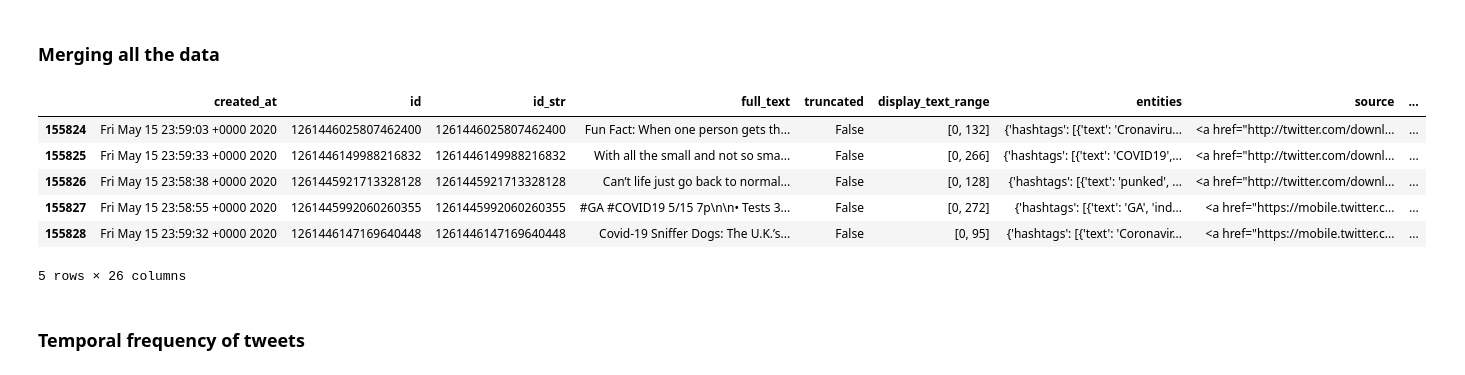
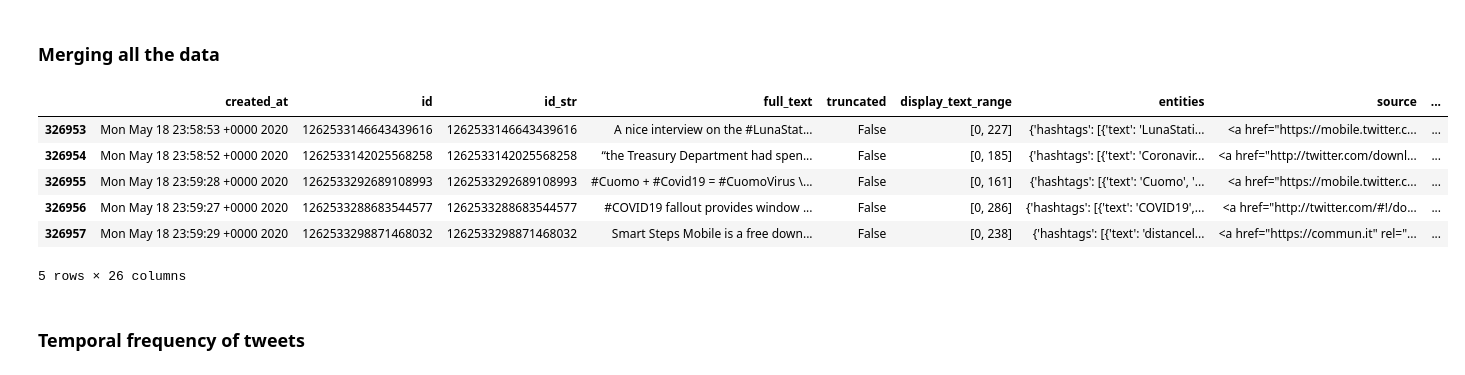
Before and after one commit to Rrishik/COVID-19-tweets, a Jupyter notebook: Covid-19 Tweets analysis.ipynb, the cells around one changed output. Saved outputs shown, nothing was run; the diff lists cells and outputs as text; code cells hidden in the pictures.

```diff
--- a/Covid-19 Tweets analysis.ipynb
+++ b/Covid-19 Tweets analysis.ipynb
@@ -93,17 +96,17 @@ id_dir = main_dir + 'data_ids/'
 
 df_list = []
 
-for file in sorted(os.listdir(full_dir)):
+for file in sorted(os.listdir(full_dir)[:-2]):
     print('reading... ' + file)
 
     df_full = pd.read_csv(full_dir + file).drop_duplicates()
-#     df_full = df_full.dropna(subset = ['id'])
+    df_full = df_full.dropna(subset = ['id'])
 
-#     df_full.to_csv(full_dir + file, index = None)
-#     df_full = df_full[df_full.created_at.apply(isDate)]
+    df_full = df_full[df_full.created_at.apply(isDate)]
+    df_full.to_csv(full_dir + file, index = None)
 
     df_full['locations'] = df_full.apply(getLocation, axis = 1)
-    df_full[['id', 'locations']].to_csv(full_dir + file[:-9] + '_loc.csv', index = None)
+    df_full[['id', 'locations']].to_csv(full_dir + 'locations/' + file[:-9] + '_loc.csv', index = None)
     df_list.append(df_full)
 
     print(file + ' ..done')
@@ -148,14 +133,15 @@ gdf.tail()
 ### Merging all the data
 # %%
 df = pd.concat(df_list)
+df.reset_index().drop('index', axis = 1)
 df.tail()
 # %% [output]
 |  | created_at | id | id_str | full_text | truncated | display_text_range | entities | source | ... |
-| 155824 | Fri May 15 23:59:03 +0000 2020 | 1261446025807462400 | 1261446025807462400 | Fun Fact: When one person gets th... | False | [0, 132] | {'hashtags': [{'text': 'Cronaviru... | <a href="http://twitter.com/downl... | ... |
-| 155825 | Fri May 15 23:59:33 +0000 2020 | 1261446149988216832 | 1261446149988216832 | With all the small and not so sma... | False | [0, 266] | {'hashtags': [{'text': 'COVID19',... | <a href="http://twitter.com/downl... | ... |
-| 155826 | Fri May 15 23:58:38 +0000 2020 | 1261445921713328128 | 1261445921713328128 | Can’t life just go back to normal... | False | [0, 128] | {'hashtags': [{'text': 'punked', ... | <a href="http://twitter.com/downl... | ... |
-| 155827 | Fri May 15 23:58:55 +0000 2020 | 1261445992060260355 | 1261445992060260355 | #GA #COVID19 5/15 7p\n\n• Tests 3... | False | [0, 272] | {'hashtags': [{'text': 'GA', 'ind... | <a href="https://mobile.twitter.c... | ... |
-| 155828 | Fri May 15 23:59:32 +0000 2020 | 1261446147169640448 | 1261446147169640448 | Covid-19 Sniffer Dogs: The U.K.’s... | False | [0, 95] | {'hashtags': [{'text': 'Coronavir... | <a href="https://mobile.twitter.c... | ... |
+| 326953 | Mon May 18 23:58:53 +0000 2020 | 1262533146643439616 | 1262533146643439616 | A nice interview on the #LunaStat... | False | [0, 227] | {'hashtags': [{'text': 'LunaStati... | <a href="https://mobile.twitter.c... | ... |
+| 326954 | Mon May 18 23:58:52 +0000 2020 | 1262533142025568258 | 1262533142025568258 | “the Treasury Department had spen... | False | [0, 185] | {'hashtags': [{'text': 'Coronavir... | <a href="http://twitter.com/downl... | ... |
+| 326955 | Mon May 18 23:59:28 +0000 2020 | 1262533292689108993 | 1262533292689108993 | #Cuomo + #Covid19 = #CuomoVirus \... | False | [0, 161] | {'hashtags': [{'text': 'Cuomo', '... | <a href="https://mobile.twitter.c... | ... |
+| 326956 | Mon May 18 23:59:27 +0000 2020 | 1262533288683544577 | 1262533288683544577 | #COVID19 fallout provides window ... | False | [0, 286] | {'hashtags': [{'text': 'COVID19',... | <a href="http://twitter.com/#!/do... | ... |
+| 326957 | Mon May 18 23:59:29 +0000 2020 | 1262533298871468032 | 1262533298871468032 | Smart Steps Mobile is a free down... | False | [0, 238] | {'hashtags': [{'text': 'distancel... | <a href="https://commun.it" rel="... | ... |
 5 rows × 26 columns
 # %% [markdown]
 ### Temporal frequency of tweets
```
Also changed, not shown: parts of 42 cells of this notebook, 5 other files.
